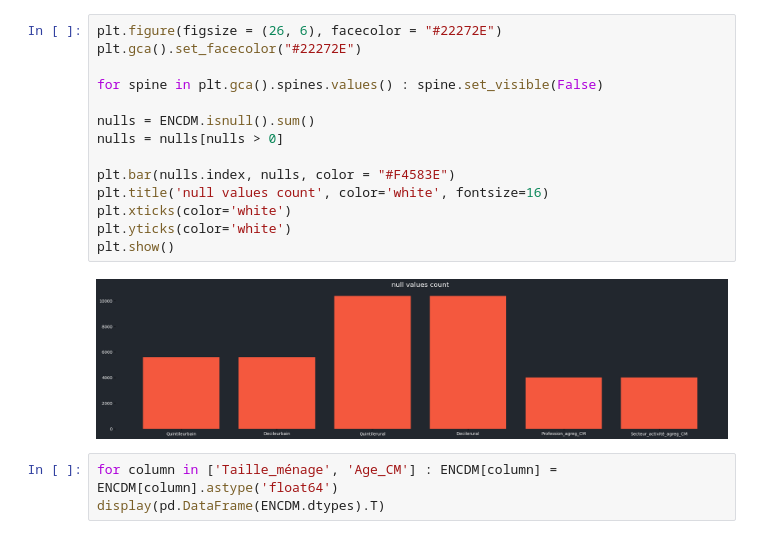
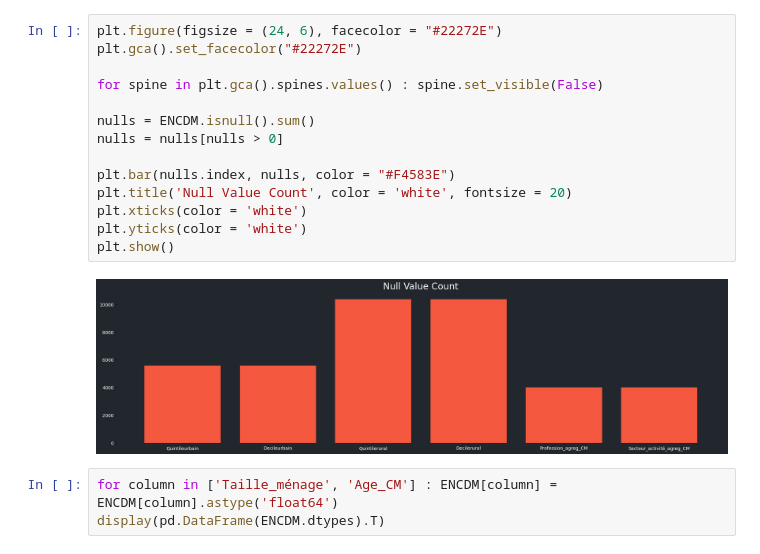
Before and after one commit to Hvllvix/HCP-Internship, a Jupyter notebook: Notebooks/Pre-processing.ipynb, the cells around one changed output. Saved outputs shown, nothing was run; the diff lists cells and outputs as text.

```diff
--- a/Notebooks/Pre-processing.ipynb
+++ b/Notebooks/Pre-processing.ipynb
@@ -69,19 +63,19 @@ display(RGPH.head(3))
 # %%
-plt.figure(figsize = (26, 6), facecolor = "#22272E")
+plt.figure(figsize = (24, 6), facecolor = "#22272E")
 plt.gca().set_facecolor("#22272E")
 
 for spine in plt.gca().spines.values() : spine.set_visible(False)
 
 nulls = ENCDM.isnull().sum()
 nulls = nulls[nulls > 0]
 
 plt.bar(nulls.index, nulls, color = "#F4583E")
-plt.title('null values count', color='white', fontsize=16)
-plt.xticks(color='white')
-plt.yticks(color='white')
+plt.title('Null Value Count', color = 'white', fontsize = 20)
+plt.xticks(color = 'white')
+plt.yticks(color = 'white')
 plt.show()
 # %% [output]
-[figure, old version]
+[figure, new version]
 # %%
 for column in ['Taille_ménage', 'Age_CM'] : ENCDM[column] = ENCDM[column].astype('float64')
 display(pd.DataFrame(ENCDM.dtypes).T)
```
Also changed, not shown: parts of 12 cells of this notebook, 20 other files.
